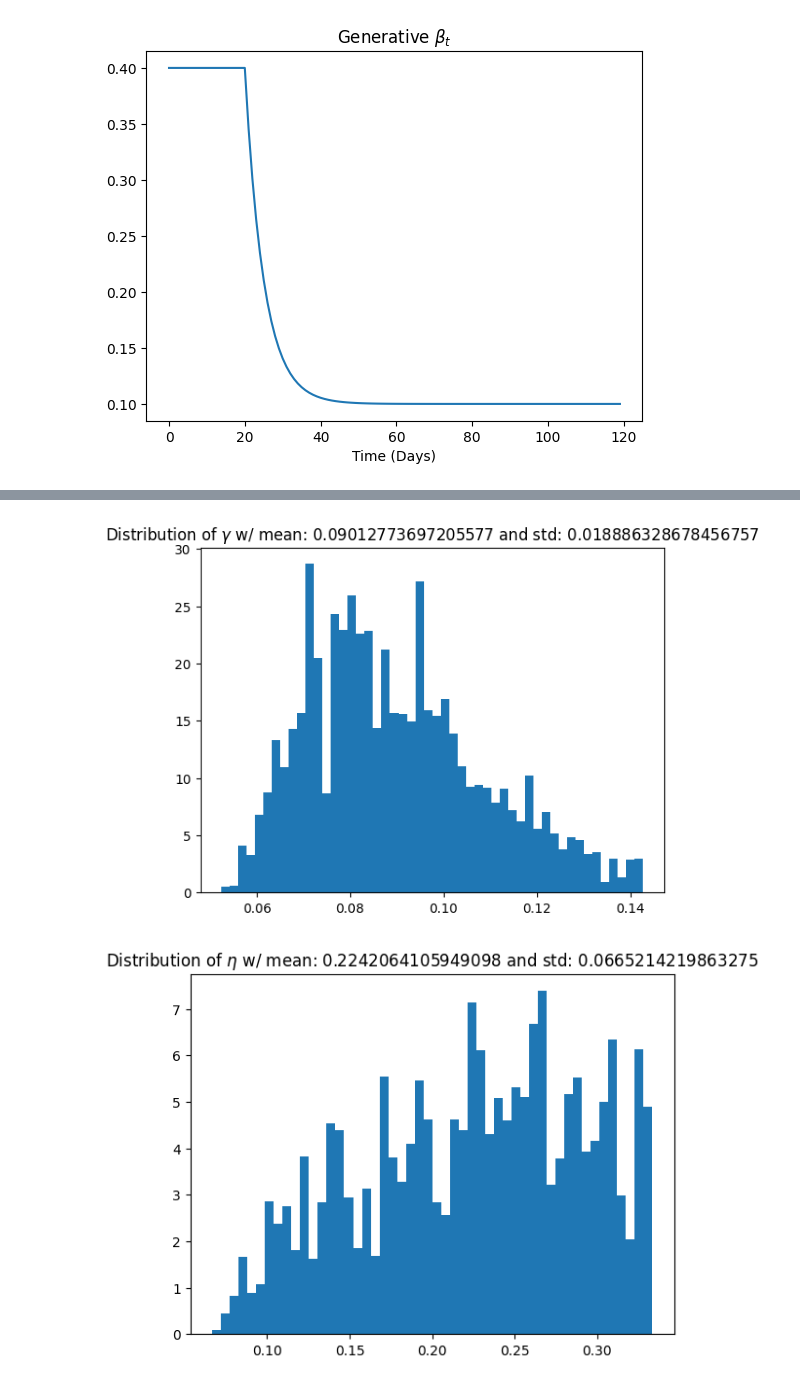
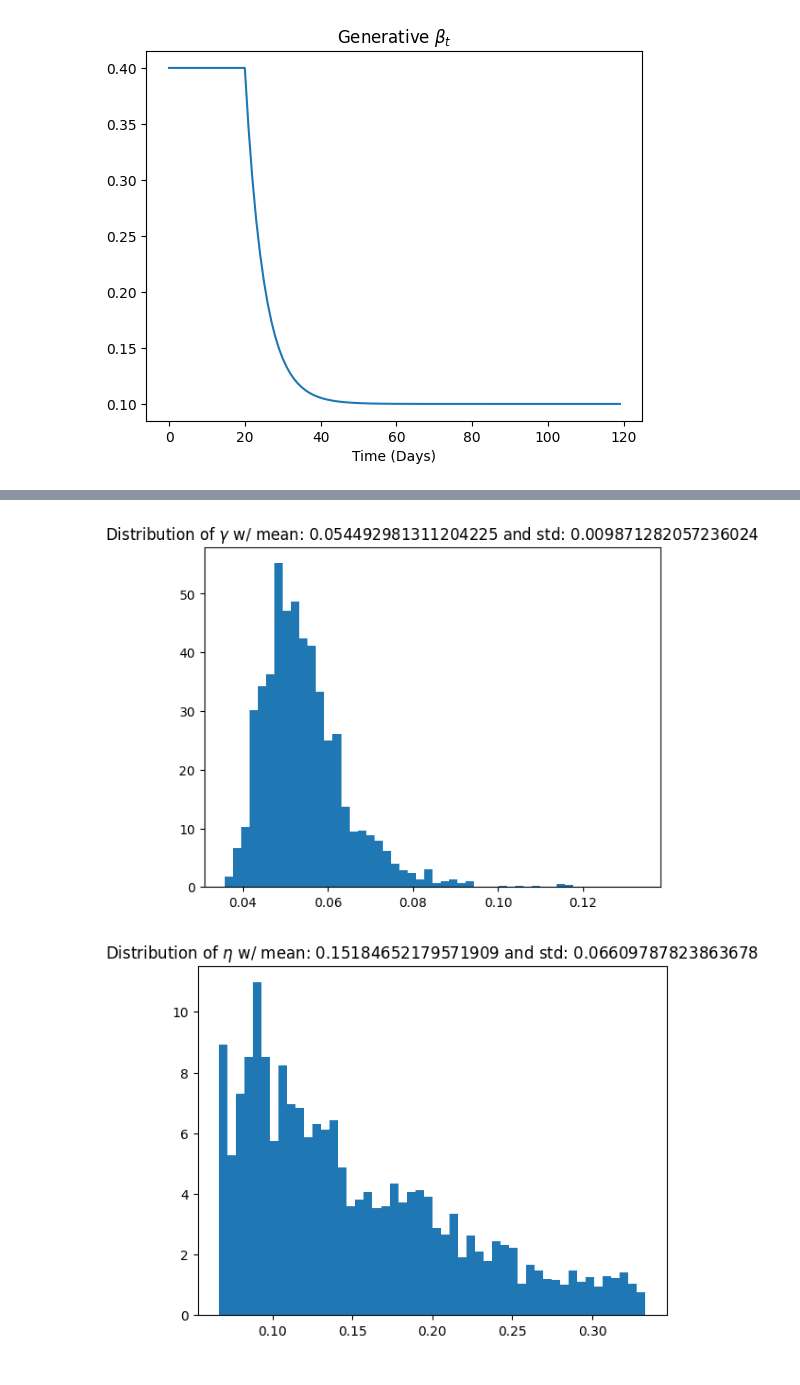
Before and after one commit to Averydx/PMCMC, a Jupyter notebook: pmcmc_sir.ipynb, the cells around one changed output, grey strips where cells are left out. Cells and saved outputs as stored; diff of their text form; code cells hidden in the pictures.

```diff
--- a/pmcmc_sir.ipynb
+++ b/pmcmc_sir.ipynb
@@ -62,7 +62,7 @@ for time_index in range(1,len(t_vec)):
     state[1,time_index] = np.maximum(0.,state[1,time_index - 1] + new_E - new_I - new_ER) #E
     state[2,time_index] = np.maximum(0.,state[2,time_index-1] + new_I - new_IR - new_D) #I
     state[3,time_index] = np.maximum(0.,state[3,time_index - 1] + new_ER + new_IR)
-    state[4,time_index] = state[4,time_index - 1] + new_E
+    state[4,time_index] = state[4,time_index - 1] + new_I
 # %% [output]
 [figure]
 # %%
@@ -140,9 +142,9 @@ Root Mean Squared Error for the Data 146.79220260094263
 # %%
-pmcmc_rng = np.random.default_rng(0)
+pmcmc_rng = np.random.default_rng(10)
 
 iterations = 10_000
 
-num_particles = 10000
+num_particles = 1000
 
 @nb.njit
 def uniform_numba_logpdf(theta,min_val,max_val):
@@ -154,10 +156,10 @@ def uniform_numba_logpdf(theta,min_val,max_val):
 
 
 def prior(theta):
-    return uniform_numba_logpdf(theta[0],min_val= 1/28.,max_val= 1/7) + uniform_numba_logpdf(theta[1],min_val = 1/15.,max_val = 1/3)
-theta, LL, MLE_Distribution = PMCMC(iterations=iterations,
+    return uniform_numba_logpdf(theta[0],min_val= 1/28.,max_val= 1/7) + uniform_numba_logpdf(theta[1],min_val = 1/15.,max_val = 1/3) + uniform_numba_logpdf(theta[2],0,10)
+theta, LL, MLE_Particles,MLE_Observations = PMCMC(iterations=iterations,
                   num_particles=num_particles,
-                  init_theta=np.array([rng.uniform(1/28,1/7),rng.uniform(1/15,1/3)]),
+                  init_theta=np.array([0.06597801, 0.2421137,1.]),
                   data = data,
                   rng = pmcmc_rng,
                   dt = 1.,
@@ -206,15 +208,19 @@ The Maximum Likelihood Estimate is [0.06703276 0.15604365] w/ LL of -494.8983910
 # %%
 plt.title(f"Distribution of $\\gamma$ w/ mean: {np.mean(theta[0,burn_in:])} and std: {np.std(theta[0,burn_in:])}")
 plt.hist(theta[0,burn_in:],density=True,bins = 50)
 plt.show()
 
 plt.title(f"Distribution of $\\eta$ w/ mean: {np.mean((theta[1,burn_in:]))} and std: {np.std((theta[1,burn_in:]))}")
 plt.hist((theta[1,burn_in:]),density=True,bins = 50)
 plt.show()
 
-# plt.title(f"Distribution of n w/ mean: {np.mean(theta[2,burn_in:])} and std: {np.std(theta[2,burn_in:])}")
-# plt.hist(theta[2,burn_in:],density=True,bins = 50)
+plt.title(f"Distribution of OU Param $\\sigma$ w/ mean: {np.mean(theta[2,burn_in:])} and std: {np.std(theta[2,burn_in:])}")
+plt.hist(theta[2,burn_in:],density=True,bins = 50)
+plt.show()
+
+# plt.title(f"Distribution of OU Param $\\mu$ w/ mean: {np.mean(theta[3,burn_in:])} and std: {np.std(theta[3,burn_in:])}")
+# plt.hist(theta[3,burn_in:],density=True,bins = 50)
 # plt.show()
 # %% [output]
-[figure, old version]
+[figure, new version]
-[figure, old version]
+[figure, new version]
```
Also changed, not shown: parts of 10 cells of this notebook, 4 other files.
